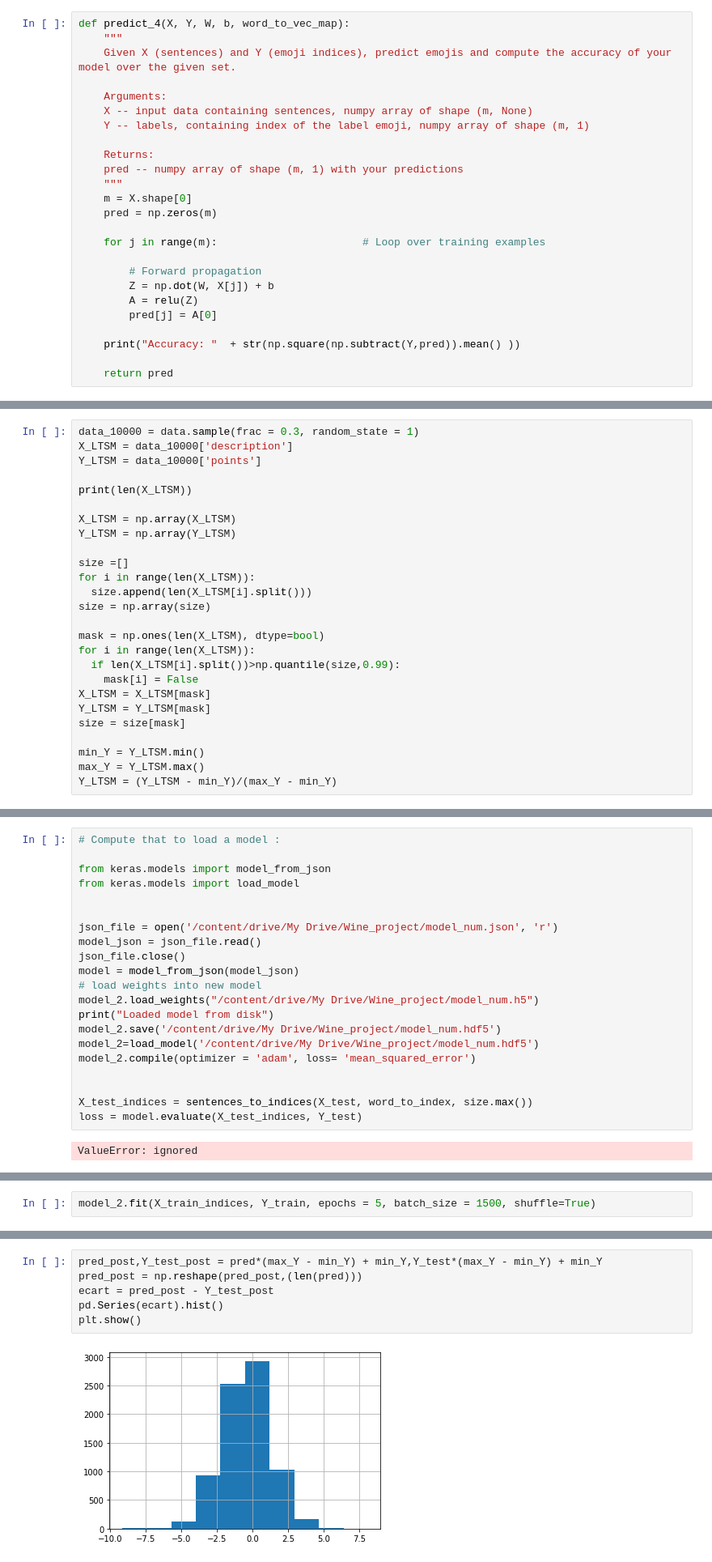
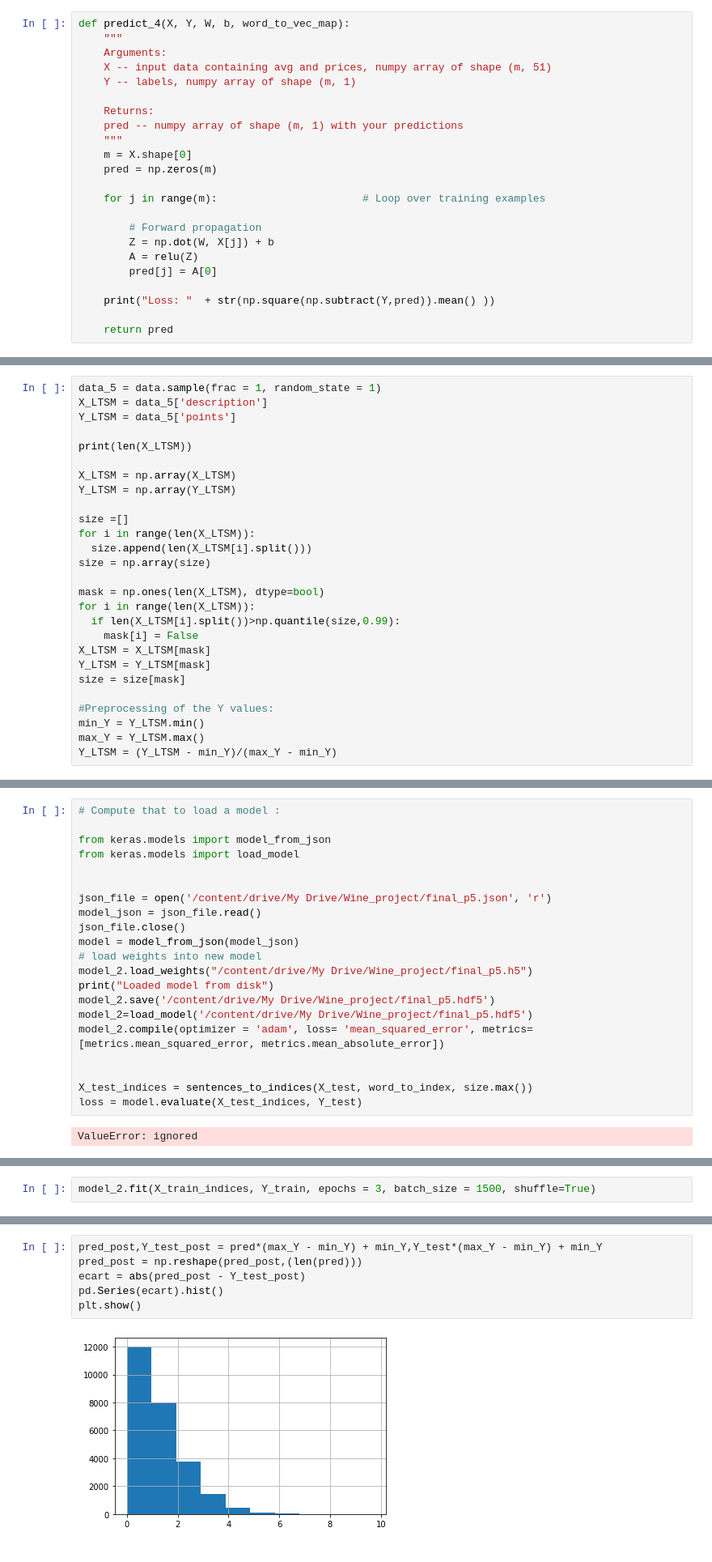
Before and after one commit to BenJMaurel/Wine_project, a Jupyter notebook: wine_project_11_12.ipynb, the cells around one changed output, grey strips where cells are left out. Shown: that part at 81% size. Saved outputs shown, nothing was run; the diff lists cells and outputs as text.

```diff
--- a/wine_project_11_12.ipynb
+++ b/wine_project_11_12.ipynb
@@ -779,11 +805,9 @@ def model_4(X, Y, word_to_vec_map, learning_rate = 0.01, num_iterations = 400):
 # %%
 def predict_4(X, Y, W, b, word_to_vec_map):
     """
-    Given X (sentences) and Y (emoji indices), predict emojis and compute the accuracy of your model over the given set.
-
     Arguments:
-    X -- input data containing sentences, numpy array of shape (m, None)
-    Y -- labels, containing index of the label emoji, numpy array of shape (m, 1)
+    X -- input data containing avg and prices, numpy array of shape (m, 51)
+    Y -- labels, numpy array of shape (m, 1)
 
     Returns:
     pred -- numpy array of shape (m, 1) with your predictions
@@ -798,7 +822,7 @@ def predict_4(X, Y, W, b, word_to_vec_map):
         A = relu(Z)
         pred[j] = A[0]
 
-    print("Accuracy: "  + str(np.square(np.subtract(Y,pred)).mean() ))
+    print("Loss: "  + str(np.square(np.subtract(Y,pred)).mean() ))
 
     return pred
 # %%
@@ -912,9 +942,9 @@ from keras.layers.embeddings import Embedding
 from keras.preprocessing import sequence
 from keras.initializers import glorot_uniform
 # %%
-data_10000 = data.sample(frac = 0.3, random_state = 1)
-X_LTSM = data_10000['description']
-Y_LTSM = data_10000['points']
+data_5 = data.sample(frac = 1, random_state = 1)
+X_LTSM = data_5['description']
+Y_LTSM = data_5['points']
 
 print(len(X_LTSM))
 
@@ -934,6 +964,7 @@ X_LTSM = X_LTSM[mask]
 Y_LTSM = Y_LTSM[mask]
 size = size[mask]
 
+#Preprocessing of the Y values:
 min_Y = Y_LTSM.min()
 max_Y = Y_LTSM.max()
 Y_LTSM = (Y_LTSM - min_Y)/(max_Y - min_Y)
@@ -1049,16 +1040,16 @@ from keras.models import model_from_json
 from keras.models import load_model
 
 
-json_file = open('/content/drive/My Drive/Wine_project/model_num.json', 'r')
+json_file = open('/content/drive/My Drive/Wine_project/final_p5.json', 'r')
 model_json = json_file.read()
 json_file.close()
 model = model_from_json(model_json)
 # load weights into new model
-model_2.load_weights("/content/drive/My Drive/Wine_project/model_num.h5")
+model_2.load_weights("/content/drive/My Drive/Wine_project/final_p5.h5")
 print("Loaded model from disk")
-model_2.save('/content/drive/My Drive/Wine_project/model_num.hdf5')
-model_2=load_model('/content/drive/My Drive/Wine_project/model_num.hdf5')
-model_2.compile(optimizer = 'adam', loss= 'mean_squared_error')
+model_2.save('/content/drive/My Drive/Wine_project/final_p5.hdf5')
+model_2=load_model('/content/drive/My Drive/Wine_project/final_p5.hdf5')
+model_2.compile(optimizer = 'adam', loss= 'mean_squared_error', metrics= [metrics.mean_squared_error, metrics.mean_absolute_error])
 
 
 X_test_indices = sentences_to_indices(X_test, word_to_index, size.max())
@@ -1070,5 +1061,5 @@ from keras import metrics
 model_2.compile(loss='mean_squared_error', optimizer='adam', metrics= [metrics.mean_squared_error,
                        metrics.mean_absolute_error])
 # %%
-model_2.fit(X_train_indices, Y_train, epochs = 5, batch_size = 1500, shuffle=True)
+model_2.fit(X_train_indices, Y_train, epochs = 3, batch_size = 1500, shuffle=True)
 # %% [output]
@@ -1101,11 +1083,11 @@ NameError: ignored
 # %%
 pred_post,Y_test_post = pred*(max_Y - min_Y) + min_Y,Y_test*(max_Y - min_Y) + min_Y
 pred_post = np.reshape(pred_post,(len(pred)))
-ecart = pred_post - Y_test_post
+ecart = abs(pred_post - Y_test_post)
 pd.Series(ecart).hist()
 plt.show()
 # %% [output]
-[figure, old version]
+[figure, new version]
 # %%
 np.quantile(ecart, 0.90)
 # %% [output]
```
Also changed, not shown: parts of 72 cells of this notebook.
